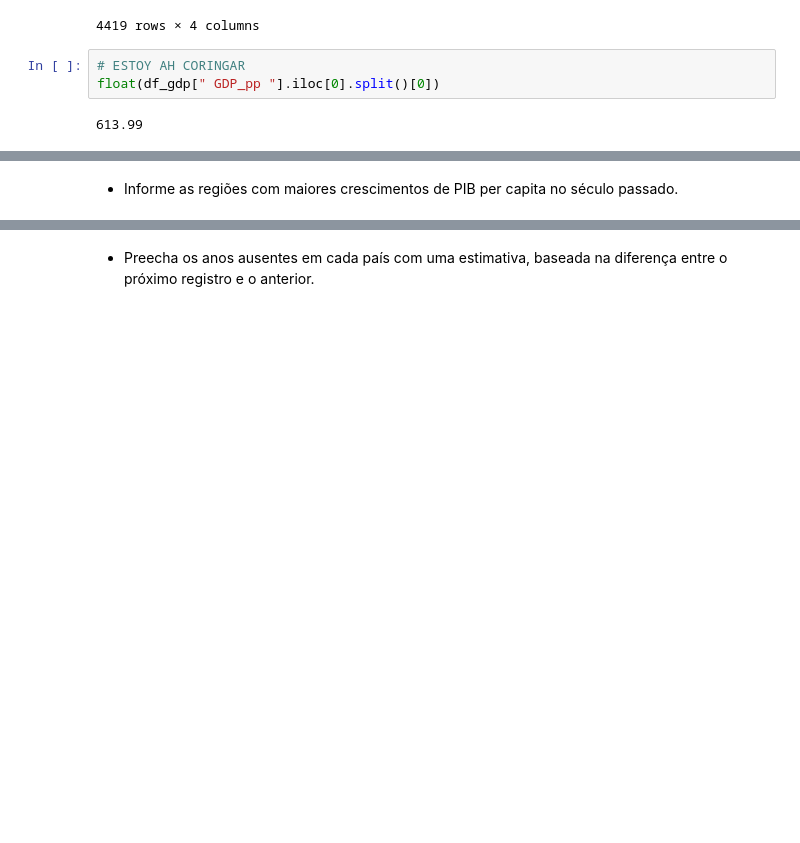
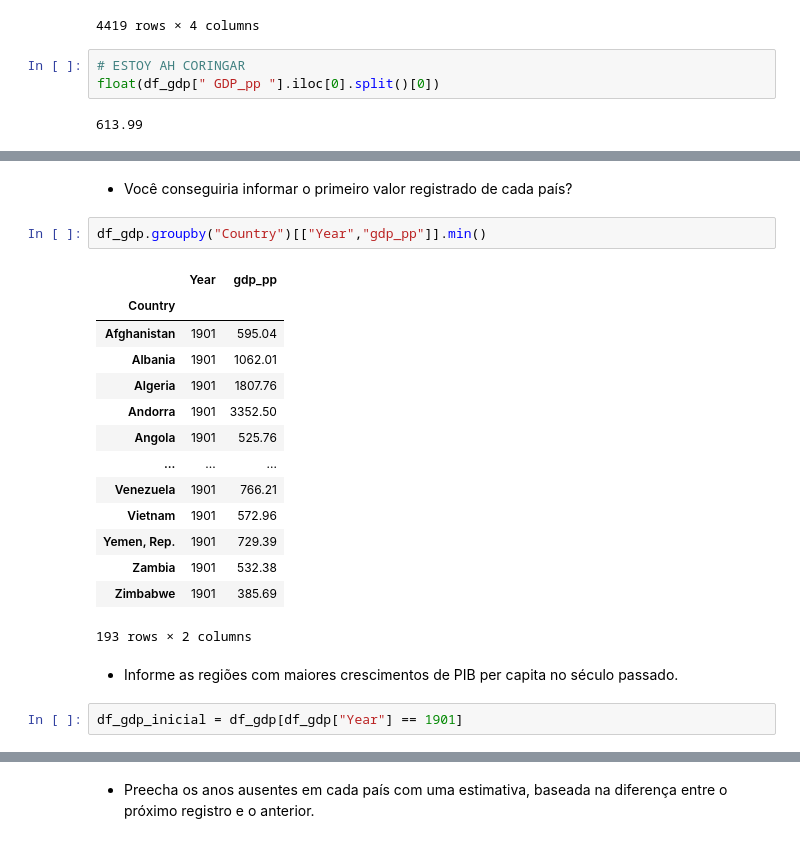
Before and after one commit to FortunaArthur/Telegram, a Jupyter notebook: Python para Data Science e Machine Learning/Módulo 2 - Analisando Dados com Pandas/2 - Projetos/2 - Análise de dados de obesidade mundial/Análise de dados de obesidade mundial.ipynb, the cells around one changed output, grey strips where cells are left out. Cells and saved outputs as stored; diff of their text form; blank space fills up the shorter version.

```diff
--- a/Python para Data Science e Machine Learning/Módulo 2 - Analisando Dados com Pandas/2 - Projetos/2 - Análise de dados de obesidade mundial/Análise de dados de obesidade mundial.ipynb
+++ b/Python para Data Science e Machine Learning/Módulo 2 - Analisando Dados com Pandas/2 - Projetos/2 - Análise de dados de obesidade mundial/Análise de dados de obesidade mundial.ipynb
@@ -374,2 +390,23 @@ float(df_gdp[" GDP_pp "].iloc[0].split()[0])
+# %% [markdown]
+- Você conseguiria informar o primeiro valor registrado de cada país?
+# %%
+df_gdp.groupby("Country")[["Year","gdp_pp"]].min()
+# %% [output]
+|  | Year | gdp_pp |
+| Country |  |  |
+| Afghanistan | 1901 | 595.04 |
+| Albania | 1901 | 1062.01 |
+| Algeria | 1901 | 1807.76 |
+| Andorra | 1901 | 3352.50 |
+| Angola | 1901 | 525.76 |
+| ... | ... | ... |
+| Venezuela | 1901 | 766.21 |
+| Vietnam | 1901 | 572.96 |
+| Yemen, Rep. | 1901 | 729.39 |
+| Zambia | 1901 | 532.38 |
+| Zimbabwe | 1901 | 385.69 |
+193 rows × 2 columns
 # %% [markdown]
 - Informe as regiões com maiores crescimentos de PIB per capita no século passado.
+# %%
+df_gdp_inicial = df_gdp[df_gdp["Year"] == 1901]
```
Also changed, not shown: parts of 7 cells of this notebook.
